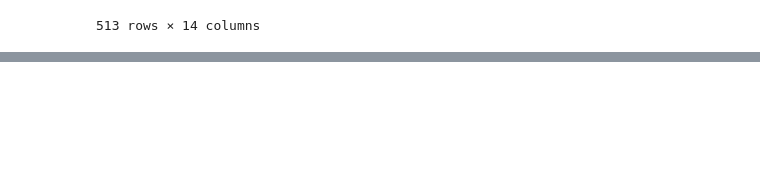
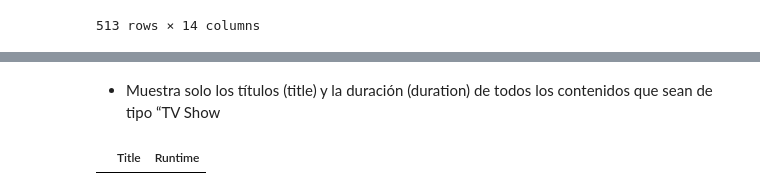
Before and after one commit to Rcm89/laboratorio-modulo2-leccion02-eda-union, a Jupyter notebook: laboratorio-modulo2-leccion02-eda-union.ipynb, the cells around one changed output, grey strips where cells are left out. Cells and saved outputs as stored; diff of their text form; code cells hidden in the pictures; blank space fills up the shorter version.

```diff
--- a/laboratorio-modulo2-leccion02-eda-union.ipynb
+++ b/laboratorio-modulo2-leccion02-eda-union.ipynb
@@ -507,0 +540,6 @@ Pasamos a la tercera parte, la del loc y el iloc
+# %% [markdown]
+- Muestra solo los títulos (title) y la duración (duration) de todos los contenidos que sean de tipo “TV Show
+# %%
+df_merged.loc[df_merged['type'] == 'TV Show', ['Title', 'Runtime']]
+# %% [output]
+|  | Title | Runtime |
```
Also changed, not shown: parts of 7 cells of this notebook.
